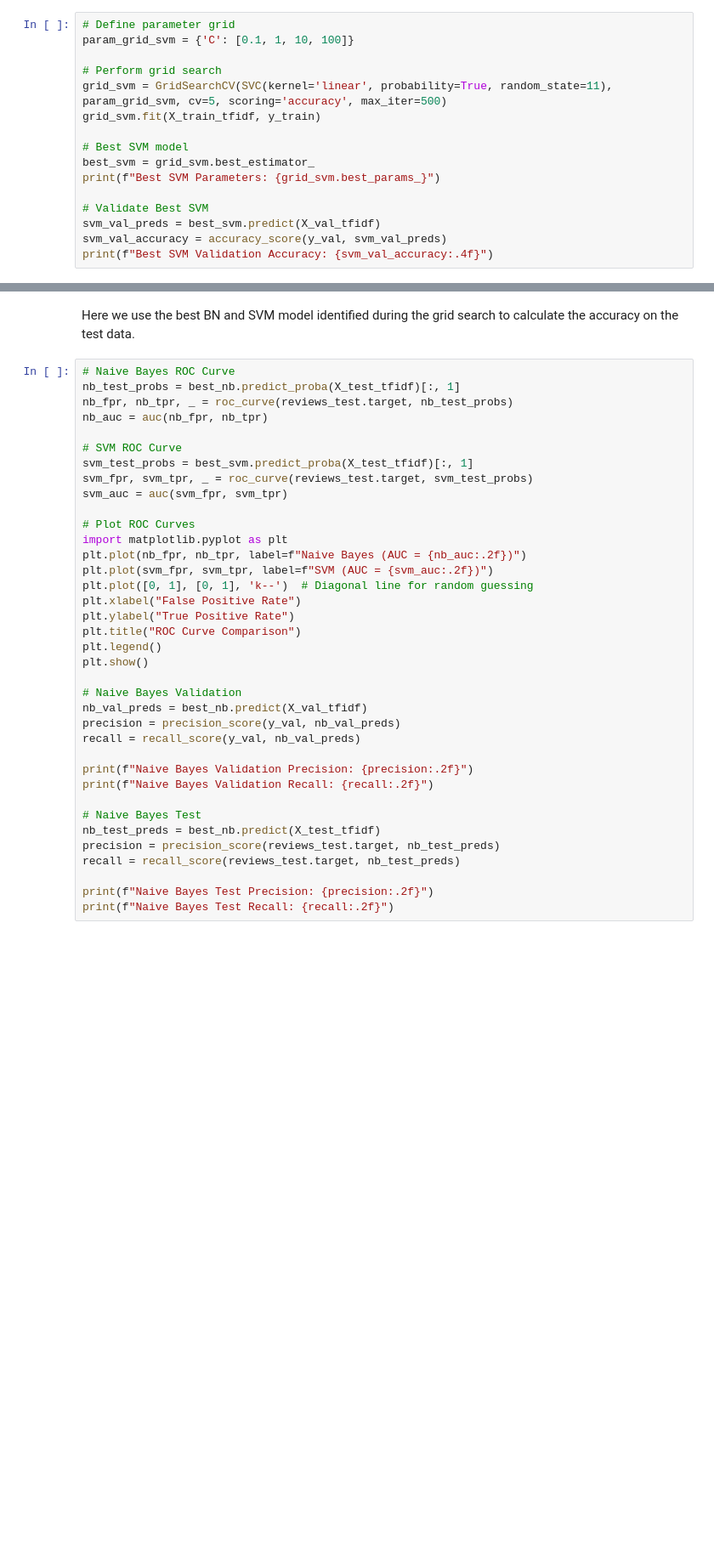
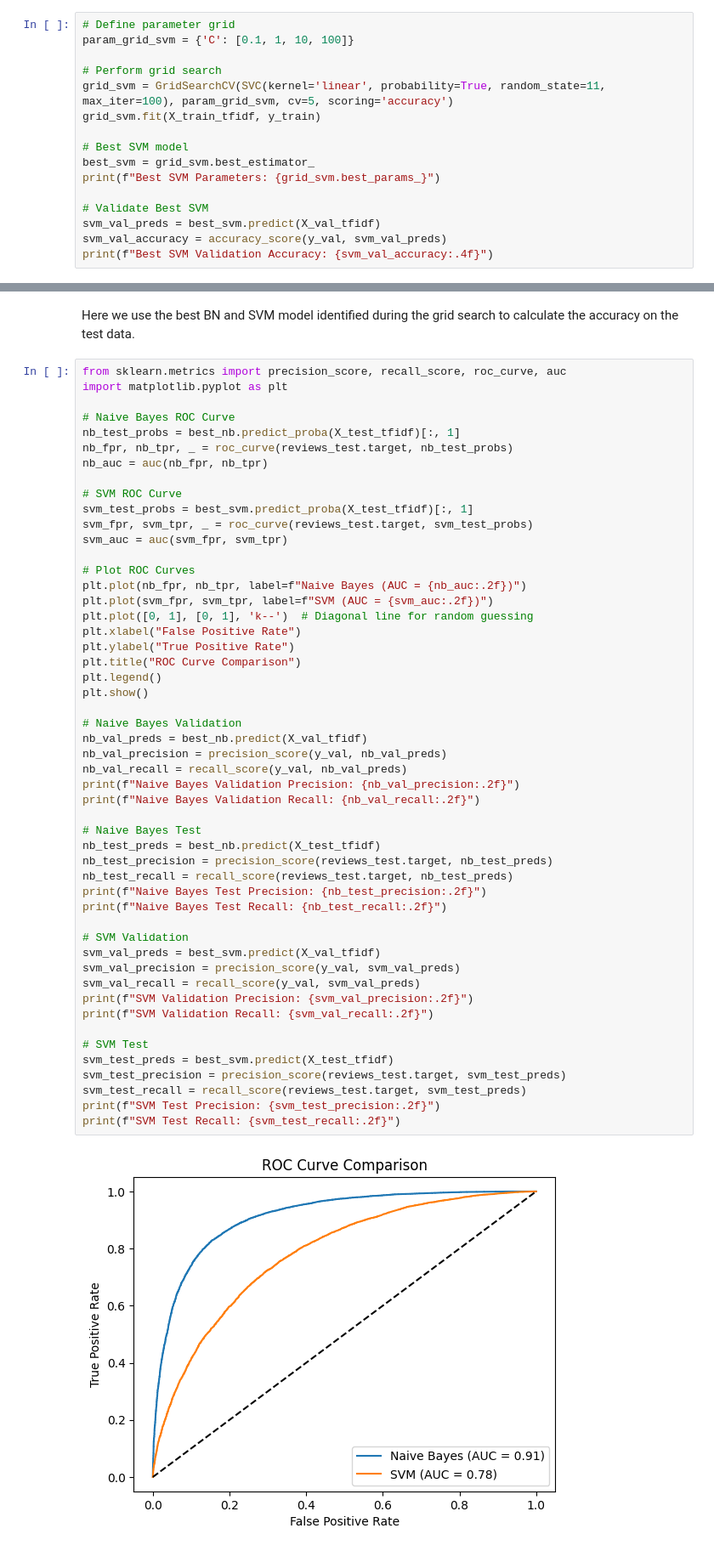
Before and after one commit to kennethelong/firstPyhtonProject, a Jupyter notebook: Exam/Exercise_sheet_E24-3.ipynb, the cells around one changed output, grey strips where cells are left out. Shown at 85% size. Cells and saved outputs as stored; diff of their text form; blank space fills up the shorter version.

```diff
--- a/Exam/Exercise_sheet_E24-3.ipynb
+++ b/Exam/Exercise_sheet_E24-3.ipynb
@@ -714,7 +712,7 @@ Using the GridSerachCV to look for best parameters an accuracy of 85% on the val
 param_grid_svm = {'C': [0.1, 1, 10, 100]}
 
 # Perform grid search
-grid_svm = GridSearchCV(SVC(kernel='linear', probability=True, random_state=11), param_grid_svm, cv=5, scoring='accuracy', max_iter=500)
+grid_svm = GridSearchCV(SVC(kernel='linear', probability=True, random_state=11, max_iter=100), param_grid_svm, cv=5, scoring='accuracy')
 grid_svm.fit(X_train_tfidf, y_train)
 
 # Best SVM model
@@ -742,39 +761,55 @@ print("\nSVM Classification Report:\n", classification_report(reviews_test.targe
 # %% [markdown]
 Here we use the best BN and SVM model identified during the grid search to calculate the accuracy on the test data.
 # %%
+from sklearn.metrics import precision_score, recall_score, roc_curve, auc
+import matplotlib.pyplot as plt
+
 # Naive Bayes ROC Curve
 nb_test_probs = best_nb.predict_proba(X_test_tfidf)[:, 1]
 nb_fpr, nb_tpr, _ = roc_curve(reviews_test.target, nb_test_probs)
 nb_auc = auc(nb_fpr, nb_tpr)
 
 # SVM ROC Curve
 svm_test_probs = best_svm.predict_proba(X_test_tfidf)[:, 1]
 svm_fpr, svm_tpr, _ = roc_curve(reviews_test.target, svm_test_probs)
 svm_auc = auc(svm_fpr, svm_tpr)
 
 # Plot ROC Curves
-import matplotlib.pyplot as plt
 plt.plot(nb_fpr, nb_tpr, label=f"Naive Bayes (AUC = {nb_auc:.2f})")
 plt.plot(svm_fpr, svm_tpr, label=f"SVM (AUC = {svm_auc:.2f})")
 plt.plot([0, 1], [0, 1], 'k--')  # Diagonal line for random guessing
 plt.xlabel("False Positive Rate")
 plt.ylabel("True Positive Rate")
 plt.title("ROC Curve Comparison")
 plt.legend()
 plt.show()
 
 # Naive Bayes Validation
 nb_val_preds = best_nb.predict(X_val_tfidf)
-precision = precision_score(y_val, nb_val_preds)
-recall = recall_score(y_val, nb_val_preds)
-
-print(f"Naive Bayes Validation Precision: {precision:.2f}")
-print(f"Naive Bayes Validation Recall: {recall:.2f}")
+nb_val_precision = precision_score(y_val, nb_val_preds)
+nb_val_recall = recall_score(y_val, nb_val_preds)
+print(f"Naive Bayes Validation Precision: {nb_val_precision:.2f}")
+print(f"Naive Bayes Validation Recall: {nb_val_recall:.2f}")
 
 # Naive Bayes Test
 nb_test_preds = best_nb.predict(X_test_tfidf)
-precision = precision_score(reviews_test.target, nb_test_preds)
-recall = recall_score(reviews_test.target, nb_test_preds)
+nb_test_precision = precision_score(reviews_test.target, nb_test_preds)
+nb_test_recall = recall_score(reviews_test.target, nb_test_preds)
+print(f"Naive Bayes Test Precision: {nb_test_precision:.2f}")
+print(f"Naive Bayes Test Recall: {nb_test_recall:.2f}")
 
-print(f"Naive Bayes Test Precision: {precision:.2f}")
-print(f"Naive Bayes Test Recall: {recall:.2f}")
+# SVM Validation
+svm_val_preds = best_svm.predict(X_val_tfidf)
+svm_val_precision = precision_score(y_val, svm_val_preds)
+svm_val_recall = recall_score(y_val, svm_val_preds)
+print(f"SVM Validation Precision: {svm_val_precision:.2f}")
+print(f"SVM Validation Recall: {svm_val_recall:.2f}")
+
+# SVM Test
+svm_test_preds = best_svm.predict(X_test_tfidf)
+svm_test_precision = precision_score(reviews_test.target, svm_test_preds)
+svm_test_recall = recall_score(reviews_test.target, svm_test_preds)
+print(f"SVM Test Precision: {svm_test_precision:.2f}")
+print(f"SVM Test Recall: {svm_test_recall:.2f}")
+# %% [output]
+[figure, added]
```
Also changed, not shown: parts of 5 cells of this notebook.
